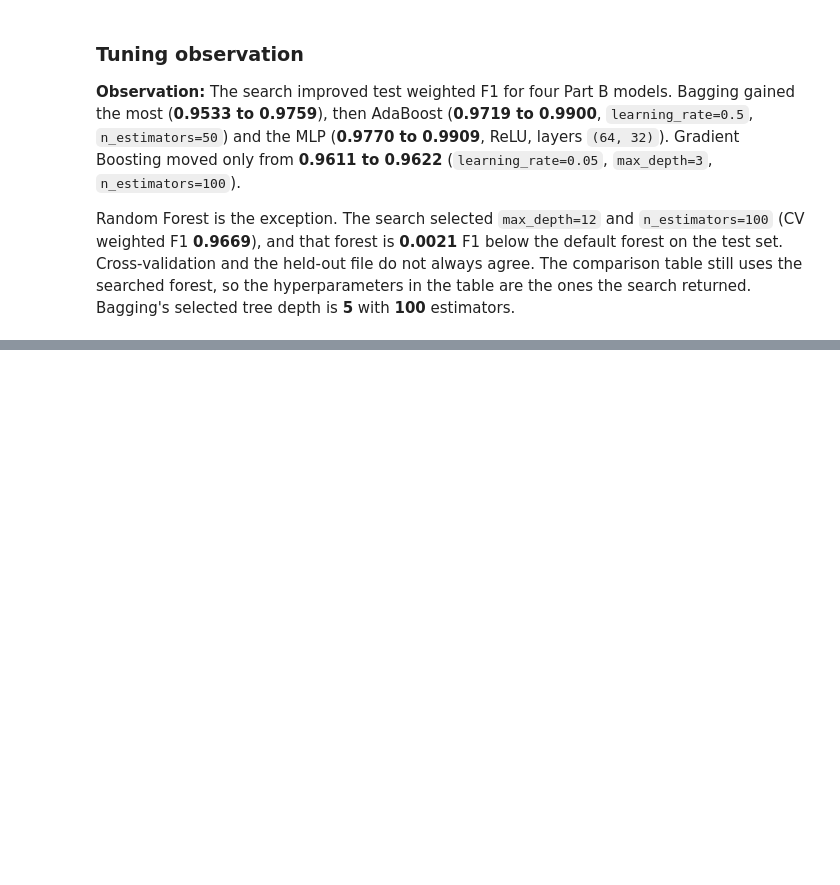
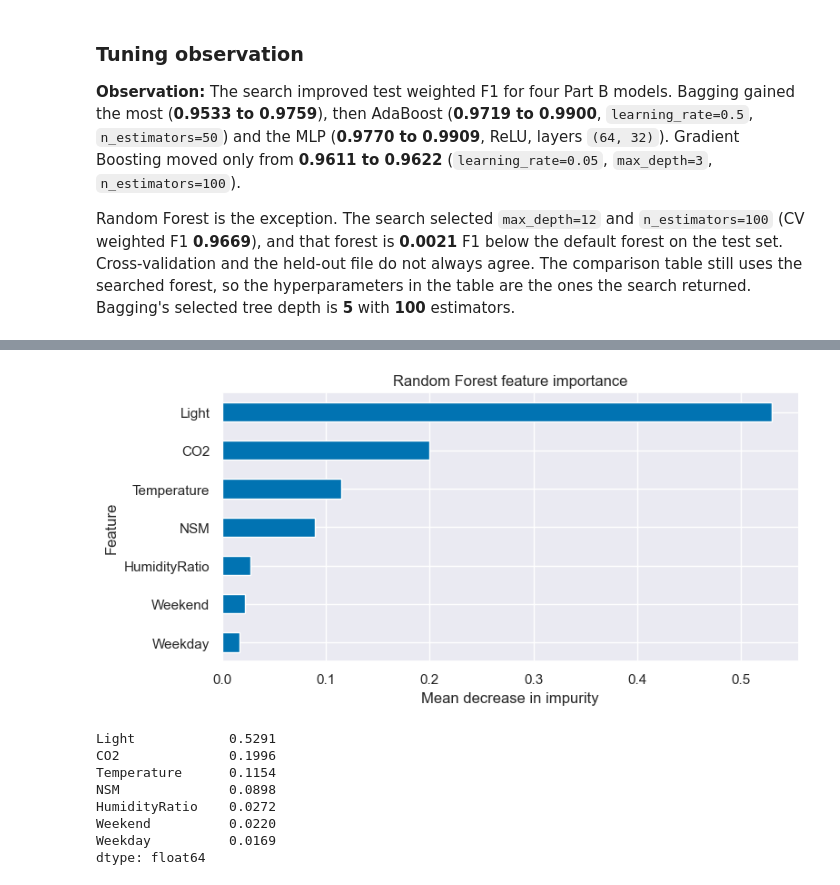
Before and after one commit to beppvis/23CSE301-Machine-Learning-Project, a Jupyter notebook: notebooks/classification_part_b.ipynb, the cells around one changed output, grey strips where cells are left out. Drawn from its saved outputs; the diff is of its cells as text; code cells hidden in the pictures; blank space fills up the shorter version.

```diff
--- a/notebooks/classification_part_b.ipynb
+++ b/notebooks/classification_part_b.ipynb
@@ -353,0 +401,24 @@ Random Forest is the exception. The search selected `max_depth=12` and `n_estima
+# %%
+rf_clf = tuned_models["Random Forest"].named_steps["clf"]
+importance = (
+    pd.Series(rf_clf.feature_importances_, index=FEATURES)
+    .sort_values(ascending=True)
+)
+fig, ax = plt.subplots(figsize=(8, 4))
+importance.plot.barh(ax=ax, color="C0")
+ax.set_title("Random Forest feature importance")
+ax.set_xlabel("Mean decrease in impurity")
+ax.set_ylabel("Feature")
+fig.tight_layout()
+plt.show()
+importance.sort_values(ascending=False).round(4)
+# %% [output]
+[figure, added]
+Light            0.5291
+CO2              0.1996
+Temperature      0.1154
+NSM              0.0898
+HumidityRatio    0.0272
+Weekend          0.0220
+Weekday          0.0169
+dtype: float64
```
Also changed, not shown: parts of 6 cells of this notebook.
